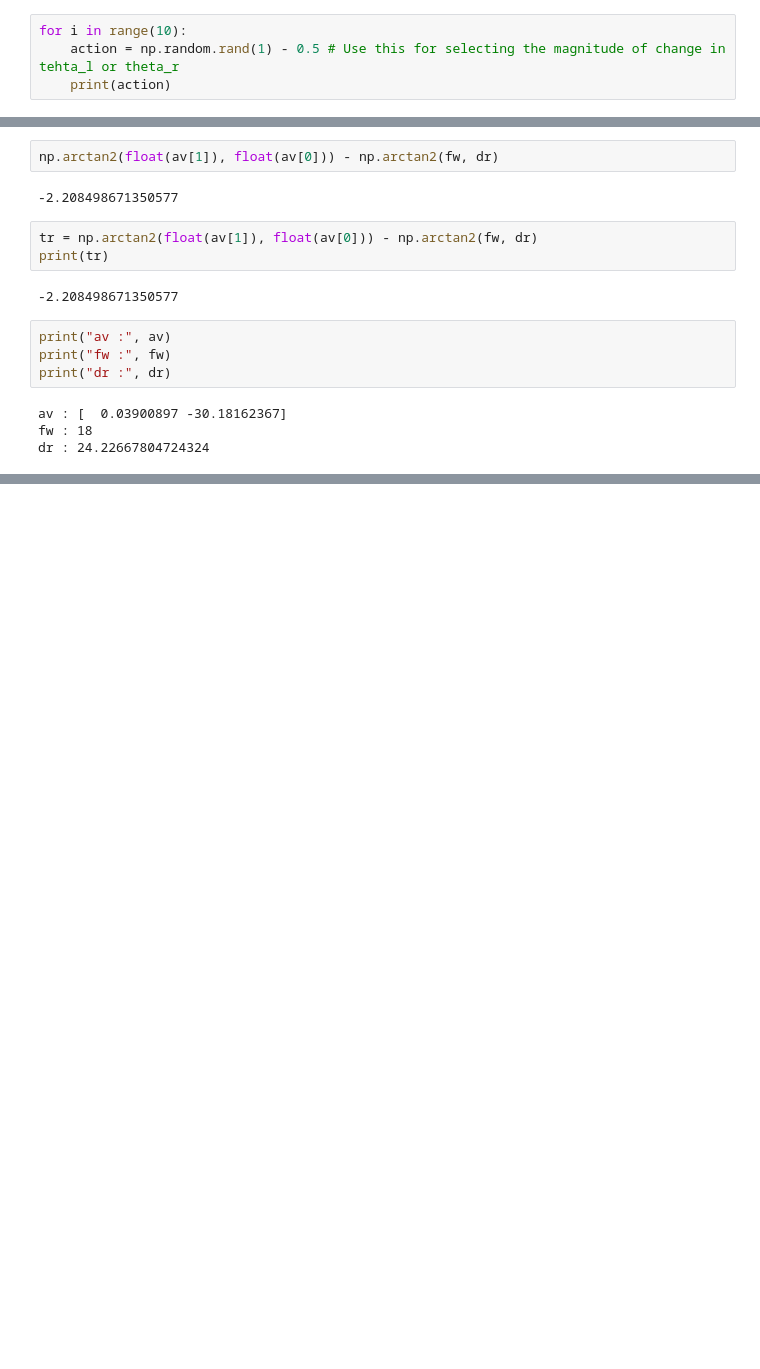
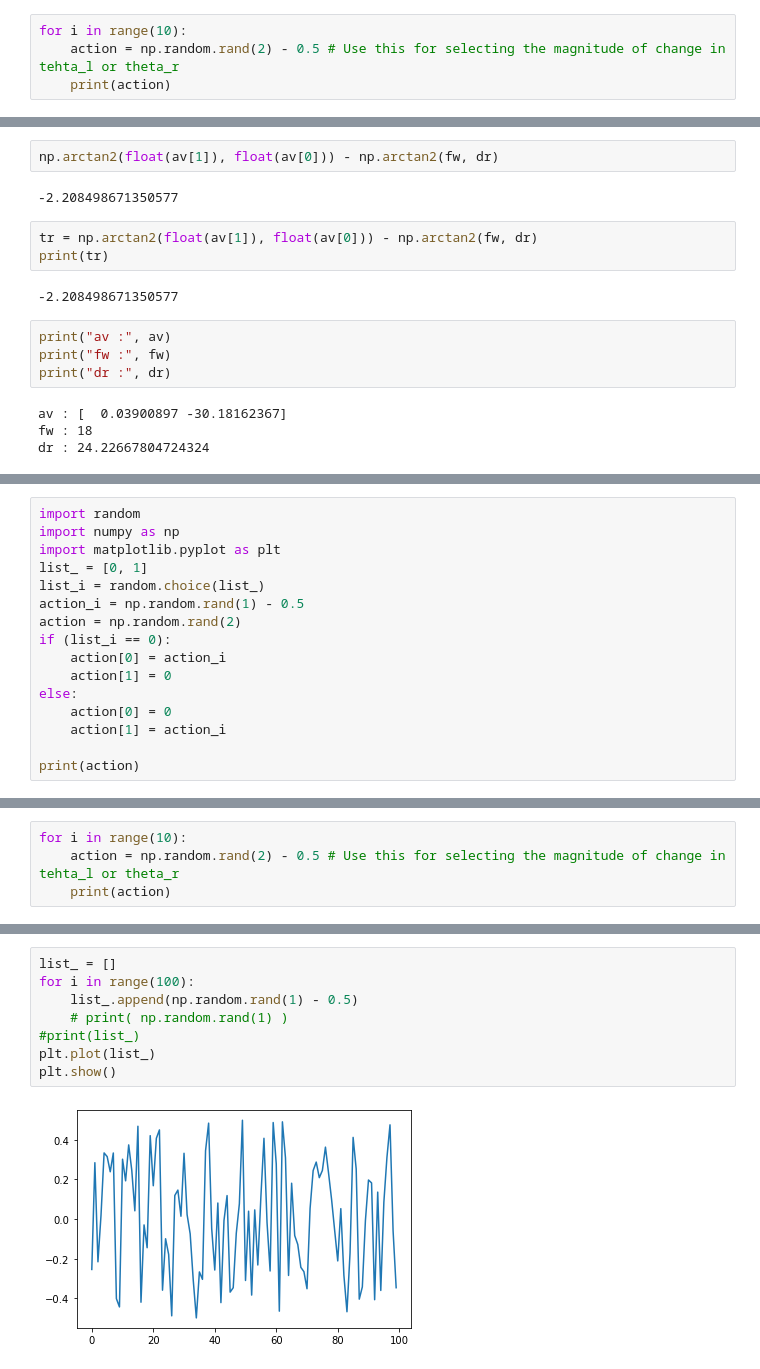
Before and after one commit to cmburgul/Friction-Finger-WIHM-DRL, a Jupyter notebook: ff_env_1.ipynb, the cells around one changed output, grey strips where cells are left out. Drawn from its saved outputs; the diff is of its cells as text; blank space fills up the shorter version.

```diff
--- a/ff_env_1.ipynb
+++ b/ff_env_1.ipynb
@@ -430,6 +430,6 @@ for i in range(5):
 0
 # %%
 for i in range(10):
-    action = np.random.rand(1) - 0.5 # Use this for selecting the magnitude of change in tehta_l or theta_r
+    action = np.random.rand(2) - 0.5 # Use this for selecting the magnitude of change in tehta_l or theta_r
     print(action)
 # %% [output]
@@ -574,0 +577,16 @@ dr : 24.22667804724324
+# %%
+import random
+import numpy as np
+import matplotlib.pyplot as plt
+list_ = [0, 1]
+list_i = random.choice(list_)
+action_i = np.random.rand(1) - 0.5
+action = np.random.rand(2)
+if (list_i == 0):
+    action[0] = action_i
+    action[1] = 0
+else:
+    action[0] = 0
+    action[1] = action_i
+
+print(action)
@@ -574,0 +595,4 @@ dr : 24.22667804724324
+# %%
+for i in range(10):
+    action = np.random.rand(2) - 0.5 # Use this for selecting the magnitude of change in tehta_l or theta_r
+    print(action)
@@ -574,0 +610,10 @@ dr : 24.22667804724324
+# %%
+list_ = []
+for i in range(100):
+    list_.append(np.random.rand(1) - 0.5)
+    # print( np.random.rand(1) )
+#print(list_)
+plt.plot(list_)
+plt.show()
+# %% [output]
+[figure, added]
```
Also changed, not shown: parts of 4 cells of this notebook, 1 other file.
